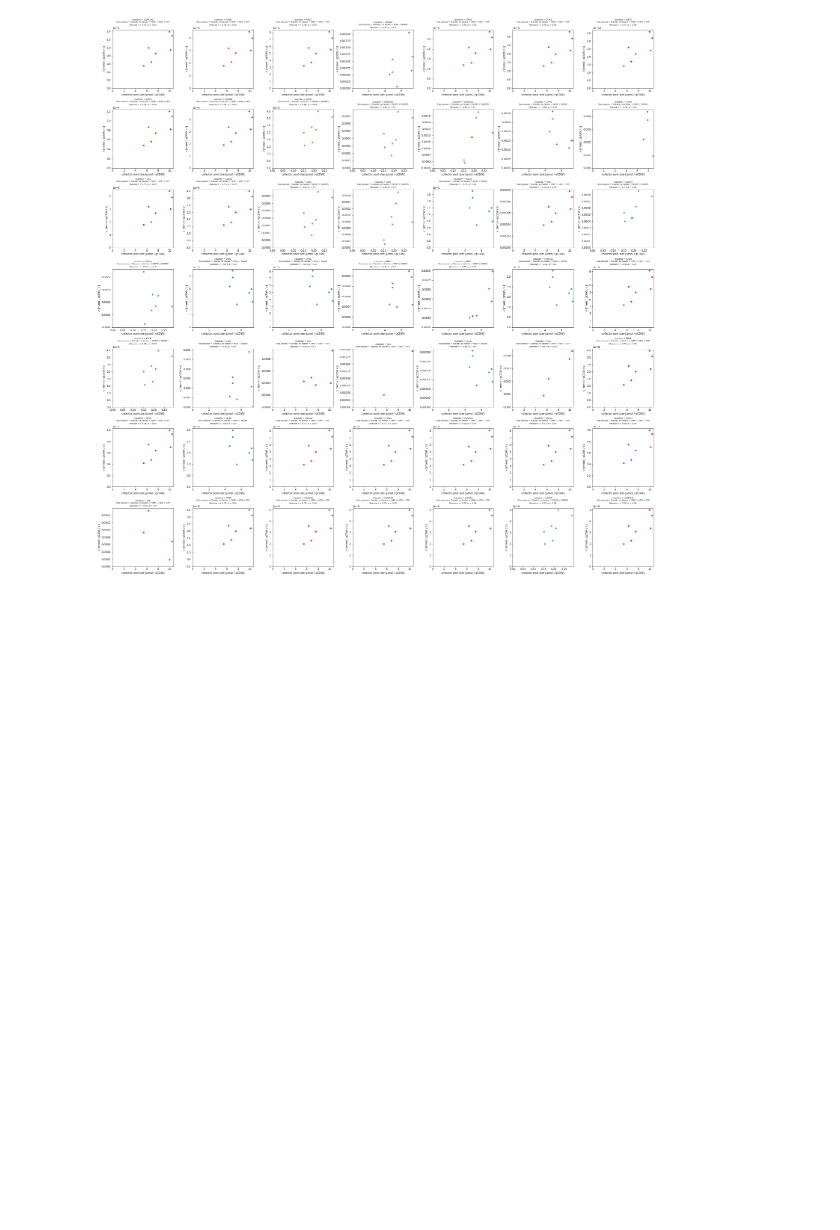
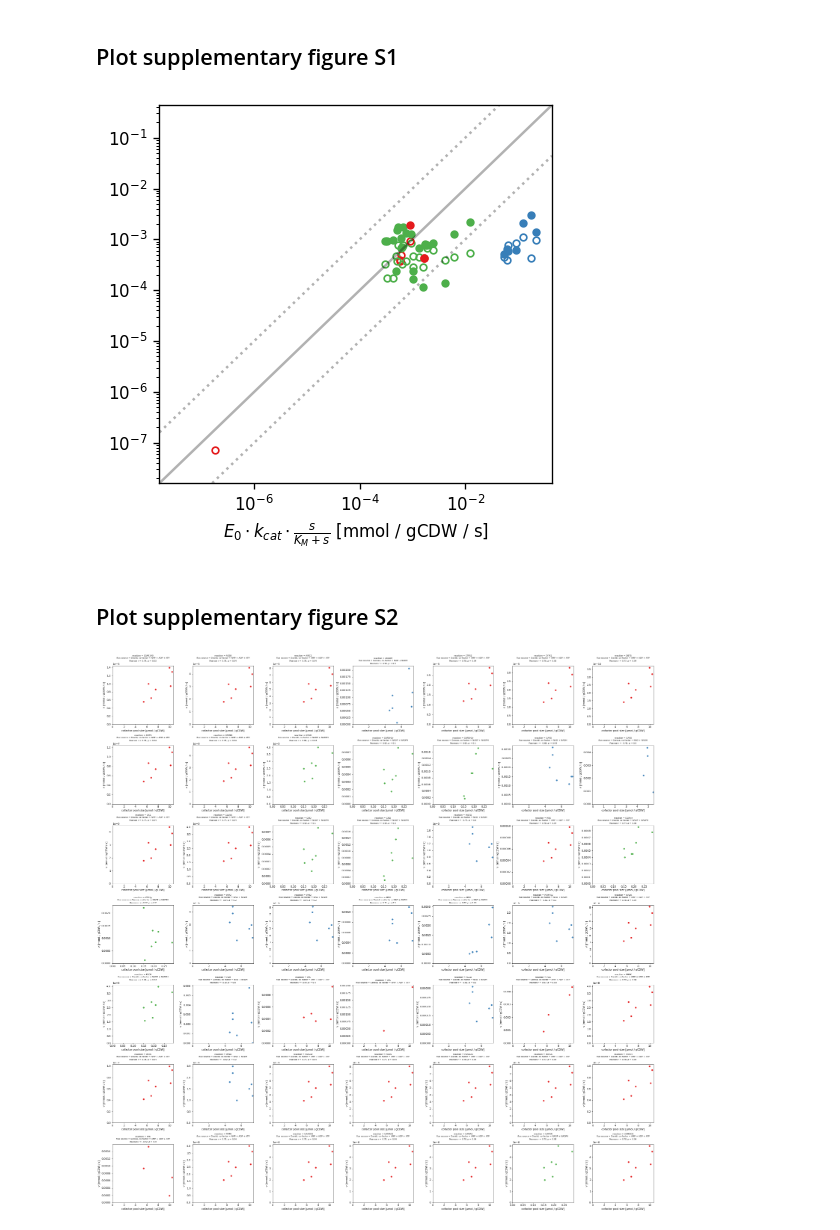
Before and after one commit to OSS-Lab/CoSubstrateDynamics, a Jupyter notebook: ecoli_validation/plot_flux_versus_bound.ipynb, the cells around one changed output. Cells and saved outputs as stored; diff of their text form; code cells hidden in the pictures; blank space fills up the shorter version.

Commit message:
updating validation figures to show correlations in fig3

```diff
--- a/ecoli_validation/plot_flux_versus_bound.ipynb
+++ b/ecoli_validation/plot_flux_versus_bound.ipynb
@@ -34,17 +34,18 @@ protein_df = protein_df.reset_index().melt(id_vars=["reaction_BiGG_ID", "gene"],
 
 # read the table containing the metabolite abundance data
 metabolite_df = pd.read_csv('data/metabolite_concentration_umol_per_gCDW.csv', index_col=(0,1))
-metabolite_df = metabolite_df.applymap(lambda x: uncertainties.ufloat_fromstr(x) if type(x)==str else np.nan)
+metabolite_df = metabolite_df.applymap(lambda x: ufloat_fromstr(x) if type(x)==str else np.nan)
 metabolite_df = metabolite_df.reset_index().melt(id_vars=["metabolite", "KEGG_ID"], var_name="condition", value_name="metabolite_concentration_umol_per_gCDW")
 
 # read the flux data (from two sources, Davidi et al. and Gerosa et al.)
 davidi_flux_df = pd.read_csv('data/flux_mmol_per_gCDW_s_davidi.csv', index_col=0)
 davidi_flux_df = davidi_flux_df.reset_index().melt(id_vars="reaction_BiGG_ID", var_name="condition", value_name="flux_mmol_per_gCDW_sec")
+davidi_flux_df["flux_mmol_per_gCDW_sec"] = davidi_flux_df.flux_mmol_per_gCDW_sec.apply(lambda x: ufloat(x, 0))
 davidi_flux_df["flux_source"] = "Davidi"
 gerosa_flux_df = pd.read_csv('data/flux_mmol_per_gCDW_h_gerosa.csv', index_col=0)
-gerosa_flux_df = gerosa_flux_df.applymap(lambda x: uncertainties.ufloat_fromstr(x) if type(x)==str else np.nan)
+gerosa_flux_df = gerosa_flux_df.applymap(lambda x: ufloat_fromstr(x) if type(x)==str else np.nan)
 gerosa_flux_df = gerosa_flux_df.reset_index().melt(id_vars="reaction_BiGG_ID", var_name="condition", value_name="flux_mmol_per_gCDW_h")
-gerosa_flux_df["flux_mmol_per_gCDW_sec"] = gerosa_flux_df.flux_mmol_per_gCDW_h.apply(lambda x: x.nominal_value) / 3600.0
+gerosa_flux_df["flux_mmol_per_gCDW_sec"] = gerosa_flux_df.flux_mmol_per_gCDW_h / 3600.0
 gerosa_flux_df.drop("flux_mmol_per_gCDW_h", axis=1, inplace=True)
 gerosa_flux_df["flux_source"] = "Gerosa"
 flux_df = pd.concat([davidi_flux_df, gerosa_flux_df])
@@ -150,3 +104,39 @@ fig3.savefig("res/fig3.pdf")
+# %% [markdown]
+## Plot supplementary figure S1
+# %%
+figS1, ax = plt.subplots(1, 1, figsize=(4, 4), dpi=120, sharex=True, sharey=True)
+
+_df = joined_df[(joined_df.flux_mmol_per_gCDW_sec > 0) & (~pd.isnull(joined_df.saturation))]
+_df.insert(0, "x", _df.kcat_x_adunbance_x_saturation_mmol_per_gCDW_sec)
+_df.insert(1, "y", _df.flux_mmol_per_gCDW_sec.apply(nominal_value))
+vmin = min(_df.x.min(), _df.y.min()) / 2
+vmax = max(_df.x.max(), _df.y.max()) * 2
+
+for source, group_df in _df.groupby("flux_source"):
+    for row in group_df.itertuples():
+        color = reaction2color[row.reaction_BiGG_ID]
+        if source == "Gerosa":
+            args = {"alpha": 1, "marker": "o", "markerfacecolor": color, "markeredgecolor": color, "markersize": 4, "zorder": 2}
+        else:
+            args = {"alpha": 1, "marker": "o", "markerfacecolor": "none", "markeredgecolor": color, "markersize": 4, "zorder": 1}
+        ax.plot(row.x, row.y, **args)
+
+ax.set_xlabel(r"$E_0 \cdot k_{cat} \cdot \frac{s}{K_M + s}$ [mmol / gCDW / s]")
+ax.plot([vmin, vmax], [vmin, vmax], "k-", alpha=0.3, label="upper bound")
+ax.plot([vmin, vmax/10], [vmin*10, vmax], "k:", alpha=0.3, label="x10 upper bound")
+ax.plot([vmin*10, vmax], [vmin, vmax/10], "k:", alpha=0.3, label="x0.1 upper bound")
+ax.set_xlim(vmin, vmax)
+ax.set_ylim(vmin, vmax)
+ax.set_xscale("log")
+ax.set_yscale("log")
+
+figS1.tight_layout()
+
+figS1.savefig("res/figS1.pdf")
+# %% [output]
+[figure, added]
+# %% [markdown]
+## Plot supplementary figure S2
 # %%
 correlation_data = []
 
```
Also changed, not shown: parts of 11 cells of this notebook, 4 other files.
